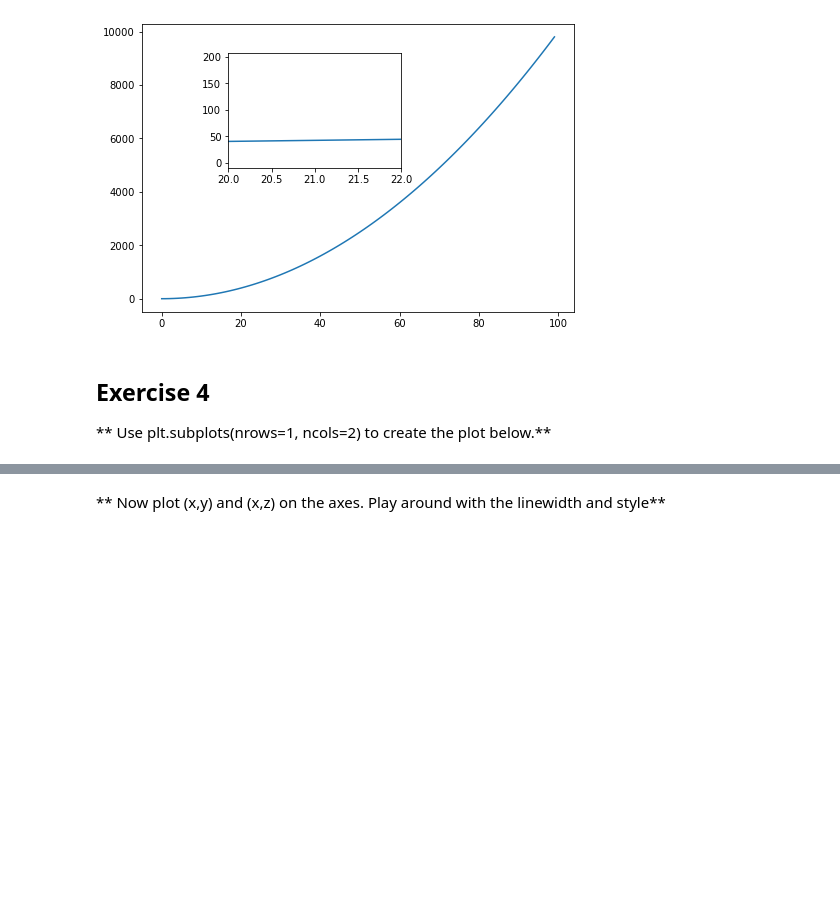
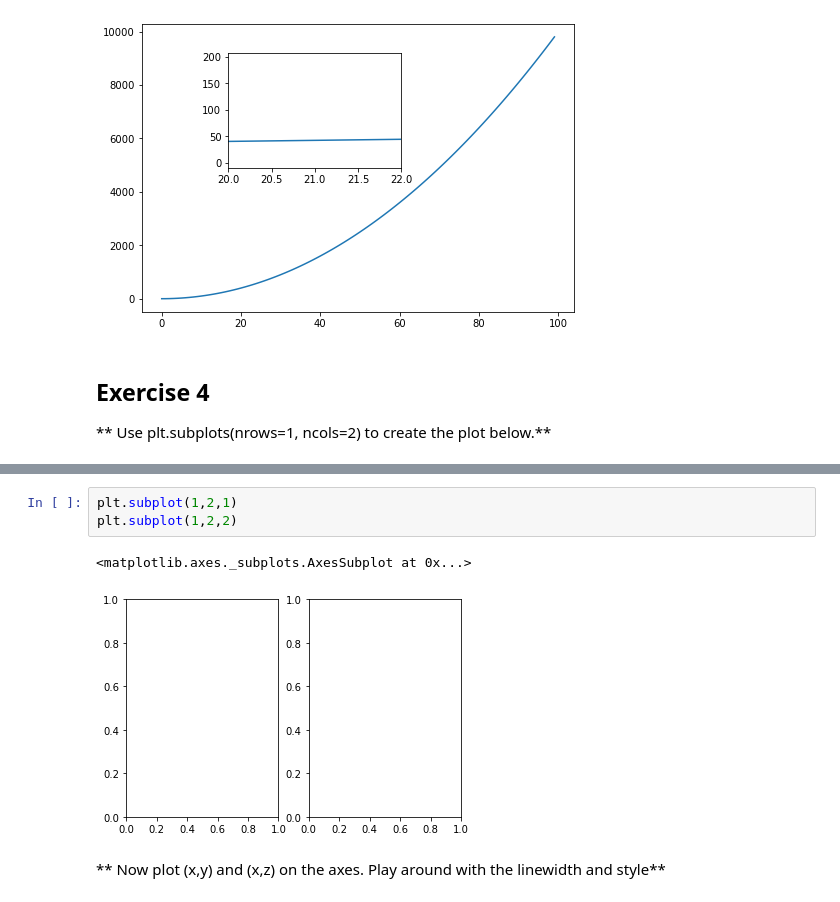
Before and after one commit to wjbeshore/numpy_practice, a Jupyter notebook: 05-Data-Visualization-with-Matplotlib/02-Matplotlib Exercises.ipynb, the cells around one changed output, grey strips where cells are left out. Cells and saved outputs as stored; diff of their text form; blank space fills up the shorter version.

Commit message:
More matplotlib work.

```diff
--- a/05-Data-Visualization-with-Matplotlib/02-Matplotlib Exercises.ipynb
+++ b/05-Data-Visualization-with-Matplotlib/02-Matplotlib Exercises.ipynb
@@ -100,2 +97,8 @@ fig.show()
+# %%
+plt.subplot(1,2,1)
+plt.subplot(1,2,2)
+# %% [output]
+<matplotlib.axes._subplots.AxesSubplot at 0x...>
+[figure, added]
 # %% [markdown]
 ** Now plot (x,y) and (x,z) on the axes. Play around with the linewidth and style**
```
Also changed, not shown: parts of 5 cells of this notebook.
